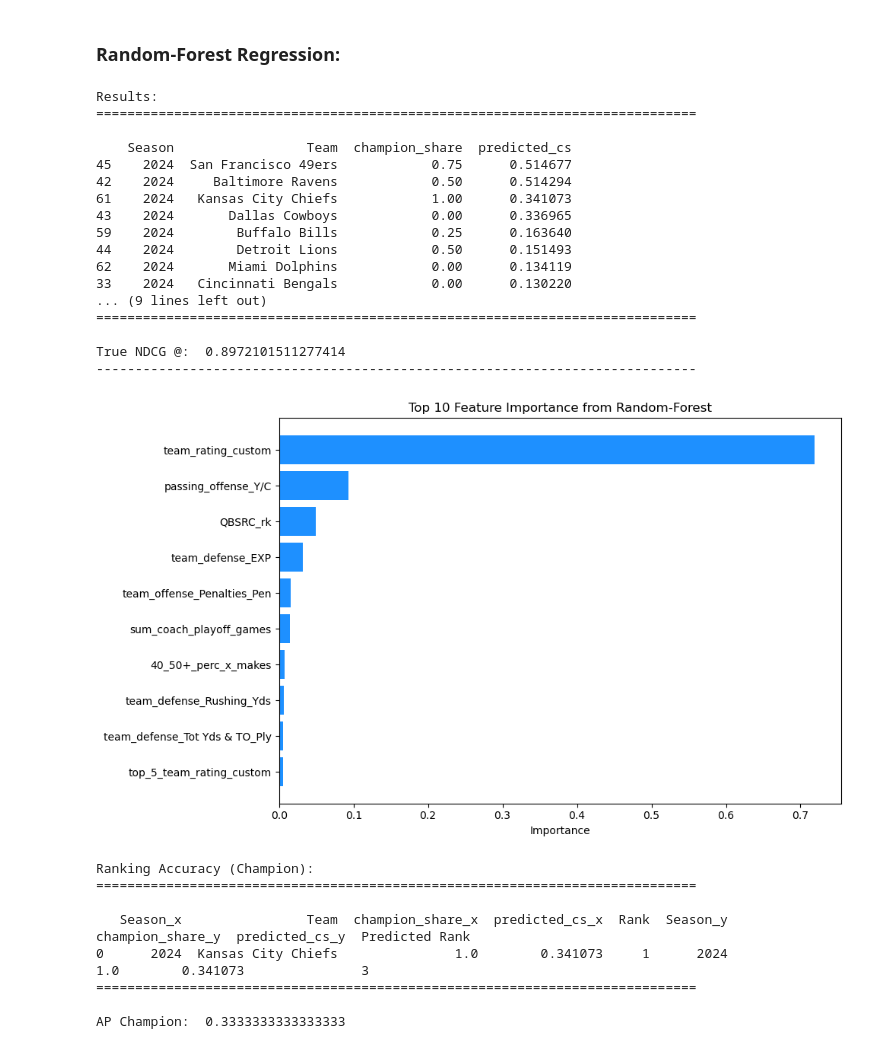
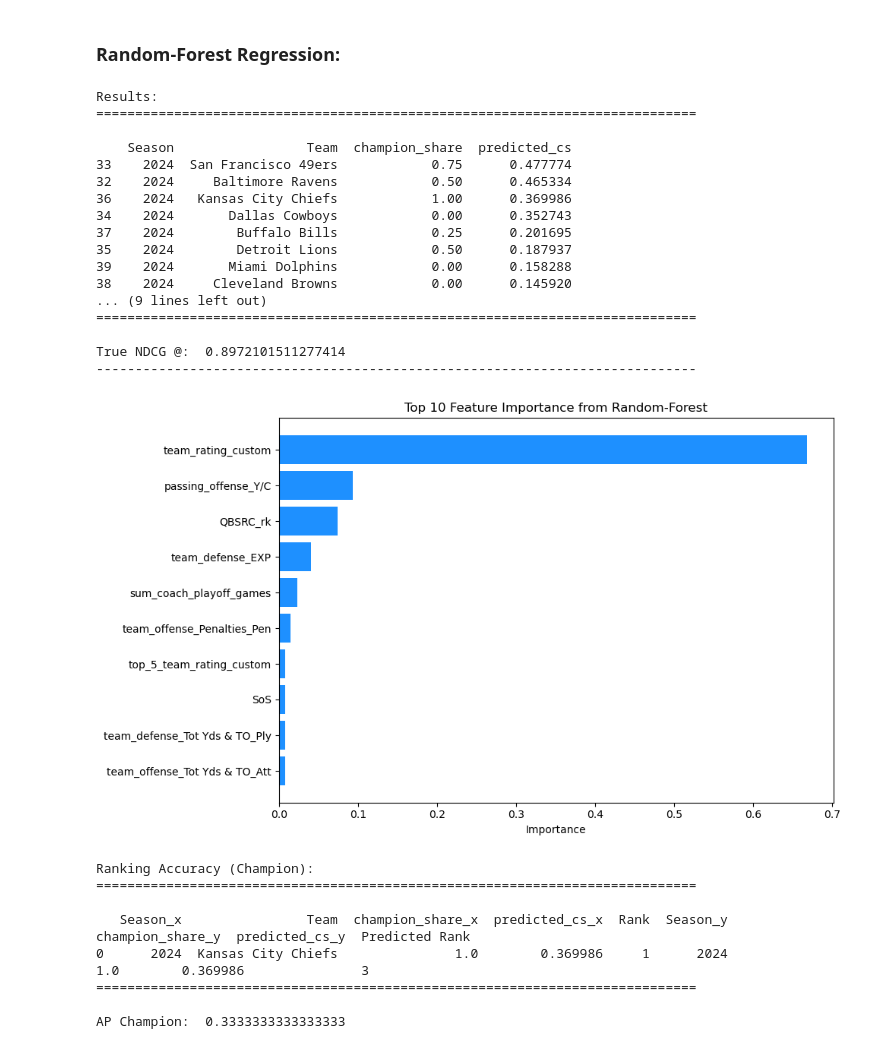
Before and after one commit to allenjake440/NFL_Champion, a Jupyter notebook: nfl_champ_ml.ipynb, the cells around one changed output. Cells and saved outputs as stored; diff of their text form; code cells hidden in the pictures.

```diff
--- a/nfl_champ_ml.ipynb
+++ b/nfl_champ_ml.ipynb
@@ -103,13 +103,13 @@ Columns that were removed:
 # %%
+
 features = ['top_5_team_rating_custom', '40_50+_perc_x_makes',
            'sum_coach_playoff_games', 'sum_dpoy_shares', 'sum_cpoy_shares', 'sum_champions', 'sum_all_pro','SRS_greater_than_1.5_pts',
 
-            'SoS', 'pso',
-           'team_offense_Tot Yds & TO_TO', 'team_offense_Passing_Att', 'team_offense_Rushing_TD', 'team_offense_Rushing_Y/A', 'team_offense_Penalties_Pen' ,
-            'team_defense_Tot Yds & TO_Ply', 'team_defense_Rushing_Yds', 'passing_offense_Y/C',
-            'passing_offense_Sk', 'passing_offense_4QC', 'sum_mvp_shares', 'sum_mvp_shares_L4S', 'QB_2_or_more_GWD',
+            'SoS', 'pso','team_offense_Rushing_TD', 'team_offense_Penalties_Pen' ,
+            'team_defense_Tot Yds & TO_Ply', 'passing_offense_Y/C',
+            'passing_offense_Sk', 'passing_offense_4QC', 'sum_mvp_shares', 'sum_mvp_shares_L4S', 'QB_2_or_more_GWD', 'sum_franchise_L3S_cs', 'team_offense_Tot Yds & TO_Att',
 
-             'team_defense_EXP', 'sum_playoff_games', 'sum_opoy_shares', 'sum_player_L3S_cs','500_rec_7pt_or_less', 'sum_franchise_L1S_cs', 'team_rating_custom', 'QBSRC_rk'
+             'team_defense_EXP', 'sum_playoff_games', 'sum_opoy_shares', 'sum_player_L3S_cs','sum_franchise_L1S_cs', 'team_rating_custom', 'QBSRC_rk'
            ]
 
 
@@ -136,7 +136,7 @@ df.rename(columns={'season': 'Season'}, inplace=True)
 
 #df = df[df['make_playoffs'] == 1]
 
-df.drop(df[df['Season'] < 2005].index, inplace=True)
+df.drop(df[df['Season'] < 2007].index, inplace=True)
 
 test_season = 2024
 
@@ -150,7 +150,7 @@ train[features] = sc.transform(train[features])
 test[features] = sc.transform(test[features])
 
 rf = RandomForestRegressor(
-    n_estimators=150,
+    n_estimators=95,    #95 best
     max_depth=3,
     min_samples_split=5,
     min_samples_leaf=2,
@@ -161,6 +161,7 @@ rf.fit(train[features], train["champion_share"])
 
 predictions = rf.predict(test[features])
 predictions = pd.DataFrame(predictions, columns=["predicted_cs"], index=test.index)
+
 frame = pd.concat([test[["Season", "Team", "champion_share"]], predictions], axis=1)
 frame.sort_values(["Season", "predicted_cs"], inplace=True, ascending=[False, False])
 
@@ -186,42 +187,42 @@ ndcg_score_true = calculate_ndcg(frame, k=14)
 print("NDCG Scores: ")
 print("=============================================================================\n")
 print("True NDCG @: ", ndcg_score_true)
 print("-----------------------------------------------------------------------------\n")
 
 rf_importance = rf.feature_importances_
 sorted_idx = np.argsort(rf_importance)[::-1]
 top_features = [features[i] for i in sorted_idx[:10]]
 importance_values = rf_importance[sorted_idx[:10]]
 
 # Create the figure
 fig, ax = plt.subplots(figsize=(10, 6))
 
 # Create the horizontal bar chart
 ax.barh(top_features, importance_values, color='dodgerblue')
 ax.set_title('Top 10 Feature Importance from Random-Forest')
 ax.set_xlabel('Importance')
 ax.invert_yaxis()
 plt.tight_layout()
 plt.show()
 # %% [output]
 Results:
 =============================================================================
 
     Season                 Team  champion_share  predicted_cs
-45    2024  San Francisco 49ers            0.75      0.514677
-42    2024     Baltimore Ravens            0.50      0.514294
-61    2024   Kansas City Chiefs            1.00      0.341073
-43    2024       Dallas Cowboys            0.00      0.336965
-59    2024        Buffalo Bills            0.25      0.163640
-44    2024        Detroit Lions            0.50      0.151493
-62    2024       Miami Dolphins            0.00      0.134119
-33    2024   Cincinnati Bengals            0.00      0.130220
+33    2024  San Francisco 49ers            0.75      0.477774
+32    2024     Baltimore Ravens            0.50      0.465334
+36    2024   Kansas City Chiefs            1.00      0.369986
+34    2024       Dallas Cowboys            0.00      0.352743
+37    2024        Buffalo Bills            0.25      0.201695
+35    2024        Detroit Lions            0.50      0.187937
+39    2024       Miami Dolphins            0.00      0.158288
+38    2024     Cleveland Browns            0.00      0.145920
 ... (9 lines left out)
 =============================================================================
 
 True NDCG @:  0.8972101511277414
 -----------------------------------------------------------------------------
-[figure, old version]
+[figure, new version]
 # %%
 actual = frame.sort_values("champion_share", ascending=False)
 predicted = frame.sort_values("predicted_cs", ascending=False)
@@ -256,7 +257,7 @@ Ranking Accuracy (Champion):
 =============================================================================
 
    Season_x                Team  champion_share_x  predicted_cs_x  Rank  Season_y  champion_share_y  predicted_cs_y  Predicted Rank
-0      2024  Kansas City Chiefs               1.0        0.341073     1      2024               1.0        0.341073               3
+0      2024  Kansas City Chiefs               1.0        0.369986     1      2024               1.0        0.369986               3
 =============================================================================
 
 AP Champion:  0.3333333333333333
```
Also changed, not shown: parts of 14 cells of this notebook, 5 other files.
